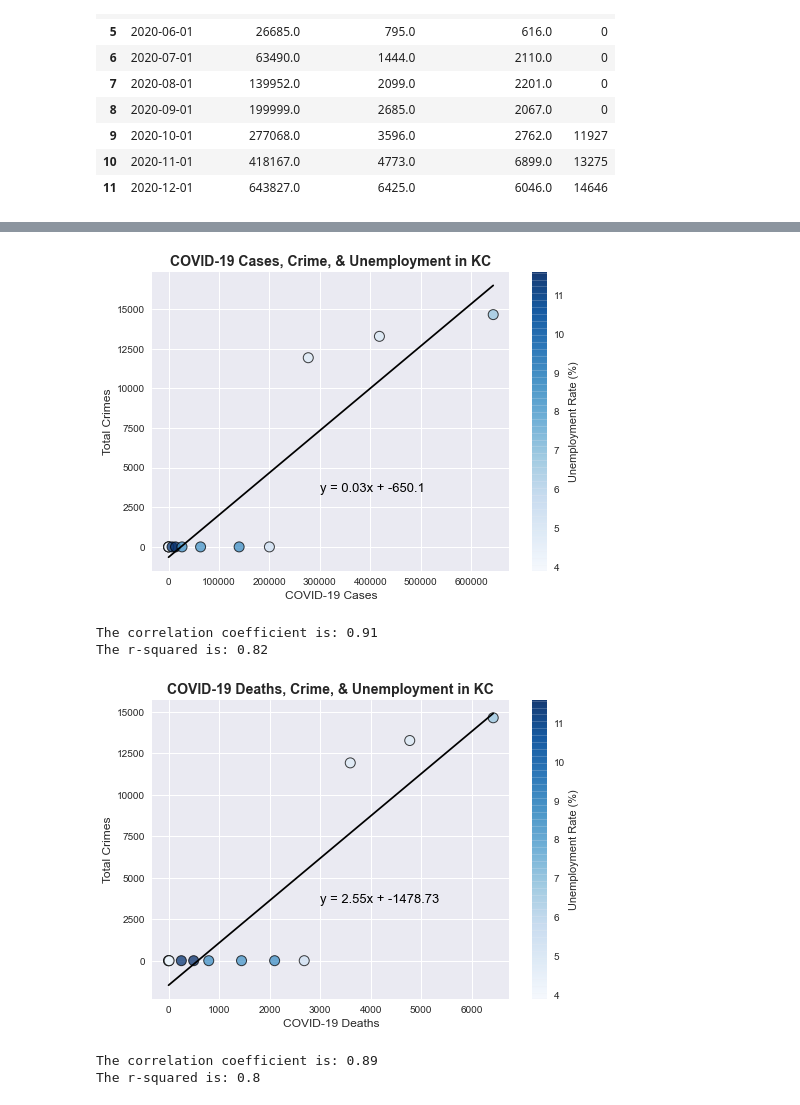
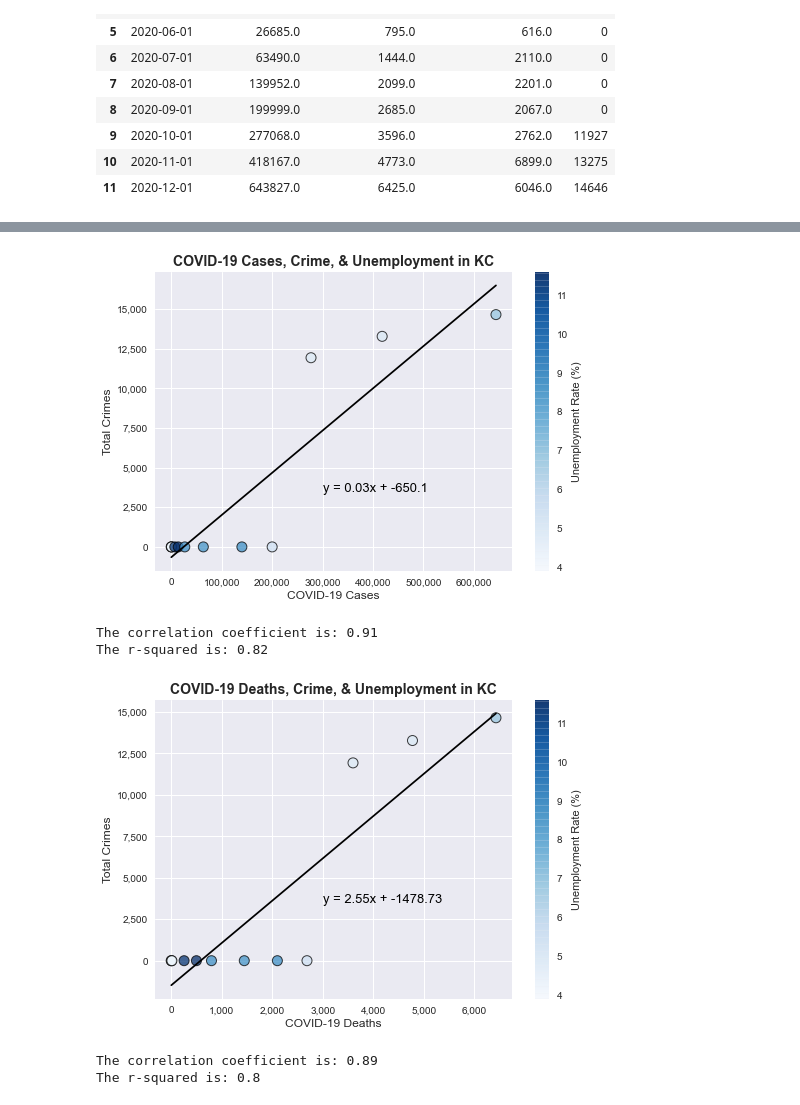
Before and after one commit to E-Weber/EKN-Project, a Jupyter notebook: Crime/CrimeAnalysis.ipynb, the cells around one changed output, grey strips where cells are left out. Drawn from its saved outputs; the diff is of its cells as text; code cells hidden in the pictures.

```diff
--- a/Crime/CrimeAnalysis.ipynb
+++ b/Crime/CrimeAnalysis.ipynb
@@ -508,35 +508,39 @@ all_df
 | 10 | 2020-11-01 | 418167.0 | 4773.0 | 6899.0 | 13275 | 5.0 | ... |
 | 11 | 2020-12-01 | 643827.0 | 6425.0 | 6046.0 | 14646 | 6.9 | ... |
 # %%
+# scatter plot and correlation between COVID-19 cases and crime
 x = all_df["COVID-19 Cases"]
 y = all_df["Crimes"]
 ratio = all_df["Unemployment Rate (%)"]
 
 plt.style.use('seaborn')
 
 correlation = st.pearsonr(x, y)
 (slope, intercept, rvalue, pvalue, stderr) = st.linregress(x, y)
 regress_values = x * slope + intercept
 line_eq = "y = " + str(round(slope,2)) + "x + " + str(round(intercept,2))
 plt.scatter(x, y, marker = "o", c = ratio, cmap = "Blues", s = 100, alpha = 0.75, edgecolor = 'black', linewidth = 1)
 
 cbar = plt.colorbar()
 cbar.set_label('Unemployment Rate (%)')
 
 plt.plot(x, regress_values, "black")
 plt.annotate(line_eq, (300000, 3500), fontsize=13, color="black")
 plt.title("COVID-19 Cases, Crime, & Unemployment in KC", fontsize = 14, fontweight = "bold")
 plt.xlabel("COVID-19 Cases", fontsize = 12)
 plt.ylabel("Total Crimes", fontsize = 12)
+plt.gca().yaxis.set_major_formatter(plt.matplotlib.ticker.StrMethodFormatter('{x:,.0f}'))
+plt.gca().xaxis.set_major_formatter(plt.matplotlib.ticker.StrMethodFormatter('{x:,.0f}'))
 plt.savefig("Images/covid_cases_crime.png")
 plt.show()
 print(f"The correlation coefficient is: {round(correlation[0], 2)}")
 print(f"The r-squared is: {round(rvalue**2, 2)}")
 # %% [output]
-[figure, old version]
+[figure, new version]
 The correlation coefficient is: 0.91
 The r-squared is: 0.82
 # %%
+# scatter plot and correlation between COVID-19 deaths and crime
 x = all_df["COVID-19 Deaths"]
 y = all_df["Crimes"]
 ratio = all_df["Unemployment Rate (%)"]
@@ -557,11 +561,13 @@ plt.annotate(line_eq, (3000, 3500), fontsize=13, color="black")
 plt.title("COVID-19 Deaths, Crime, & Unemployment in KC", fontsize = 14, fontweight = "bold")
 plt.xlabel("COVID-19 Deaths", fontsize = 12)
 plt.ylabel("Total Crimes", fontsize = 12)
+plt.gca().yaxis.set_major_formatter(plt.matplotlib.ticker.StrMethodFormatter('{x:,.0f}'))
+plt.gca().xaxis.set_major_formatter(plt.matplotlib.ticker.StrMethodFormatter('{x:,.0f}'))
 plt.savefig("Images/covid_deaths_crime.png")
 plt.show()
 print(f"The correlation coefficient is: {round(correlation[0], 2)}")
 print(f"The r-squared is: {round(rvalue**2, 2)}")
 # %% [output]
-[figure, old version]
+[figure, new version]
 The correlation coefficient is: 0.89
 The r-squared is: 0.8
```
Also changed, not shown: parts of 6 cells of this notebook, 6 other files.
